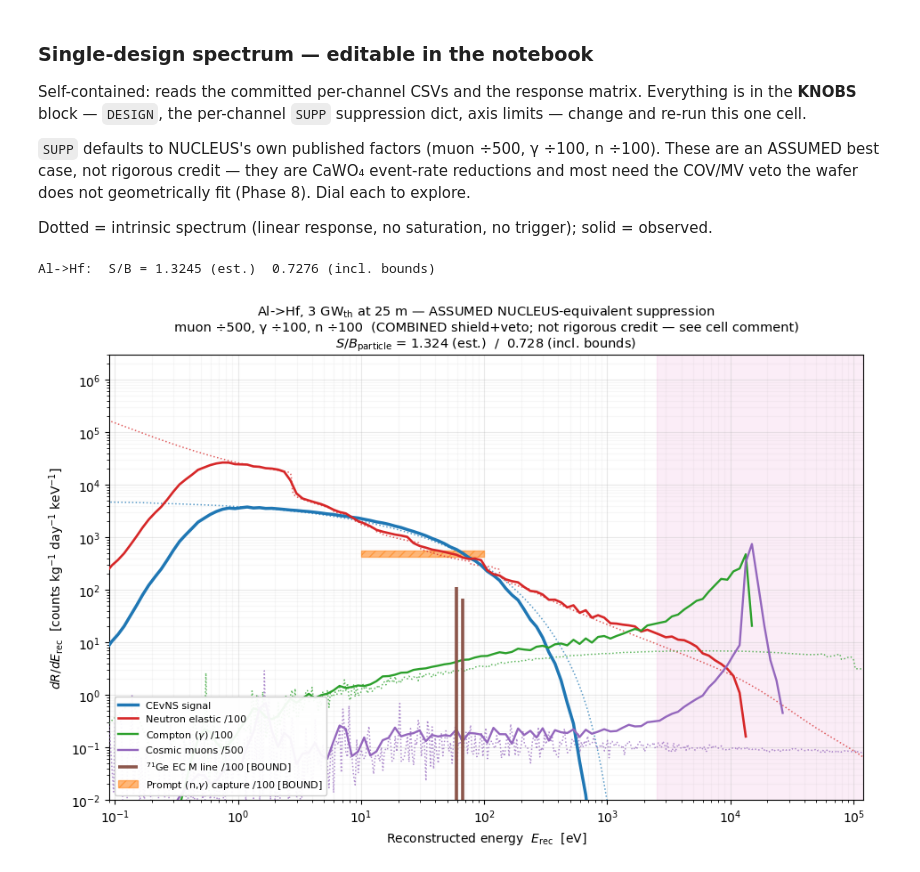
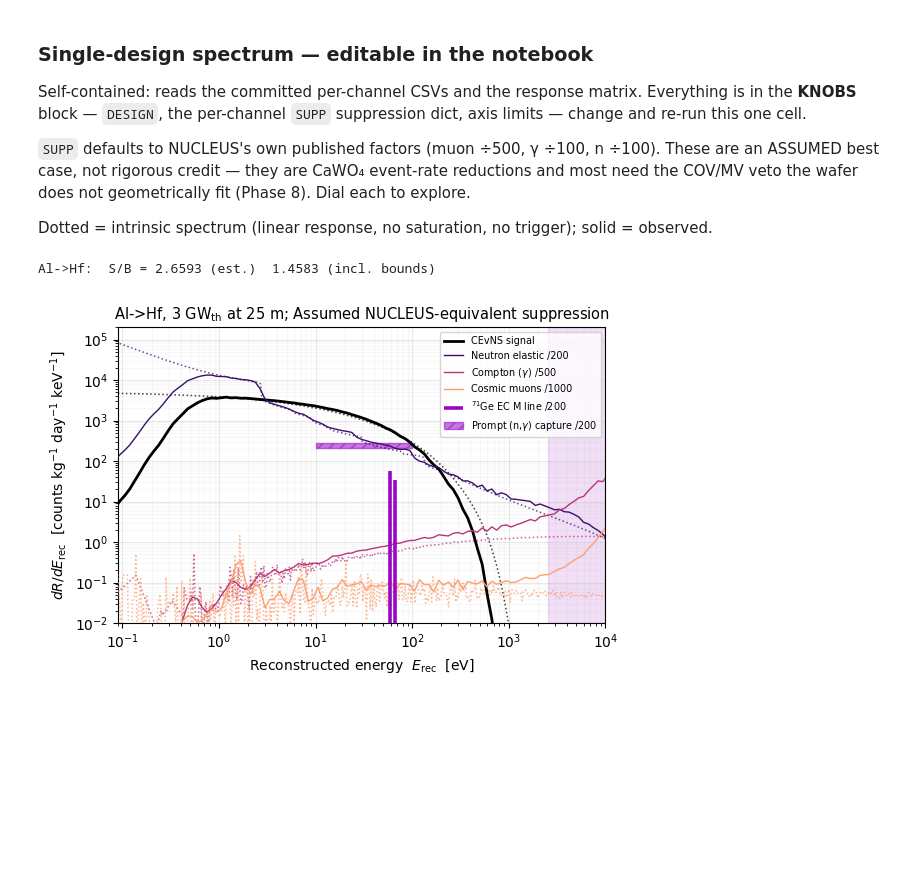
Before and after one commit to WashU-Astroparticle-Lab/qpd_potential, a Jupyter notebook: notebooks/paper_calculations.ipynb, the cells around one changed output. Cells and saved outputs as stored; diff of their text form; code cells hidden in the pictures; blank space fills up the shorter version.

```diff
--- a/notebooks/paper_calculations.ipynb
+++ b/notebooks/paper_calculations.ipynb
@@ -601,6 +601,7 @@ Dotted = intrinsic spectrum (linear response, no saturation, no trigger); solid
 import os, csv
 import numpy as np
 import matplotlib.pyplot as plt
+from matplotlib import cm
 from qpd_potential import trigger
 
 # ---- KNOBS -----------------------------------------------------------------
@@ -616,9 +617,9 @@ DESIGN = "Al->Hf"     # "Al->Hf" or "Ta->Al"
 #   of magnitude, residual dominated by neutrons" ; compton /100 = Pb ~50 x COV
 #   (essential but unquantified; gamma is negligible in the RoI anyway).
 #   The neutron factor also drives the prompt-capture and 71Ge-EC bounds.
-SUPP = {"cevns": 1.0, "muon": 500.0, "compton": 100.0, "neutron": 100.0}
-XLIM = (0.09, 1.2e5)   # eV_rec
-YLIM = (1e-2, 3e6)
+SUPP = {"cevns": 1.0, "muon": 1000.0, "compton": 500.0, "neutron": 200.0}
+XLIM = (0.09, 1e4)   # eV_rec
+YLIM = (1e-2, 2e5)
 SHOW_UNSAT = True      # dotted = intrinsic spectrum (linear response, no saturation, no trigger)
 # ----------------------------------------------------------------------------
 
@@ -649,16 +650,33 @@ def unsat(ch):   # dotted: INTRINSIC spectrum -- linear response, NO saturation,
     E, y = deposit(ch)
     return E*C, y/C
 
-# trigger-weighted reconstructed spectra (the solid curves), as emitted by the pipeline
+# Colors for channels: CEvNS (signal) gets tab:blue, others mapped by magma colormap
+CEVNS_COLOR = "black"
+# Get magma colors for the other channels
+magma = cm.get_cmap('magma')
+background_keys = ["neutron", "compton", "muon"]
+# Evenly space indices in magma colormap for the number of backgrounds
+background_colors = [magma(i) for i in np.linspace(0.2, 0.8, len(background_keys))]
+# Assign to channel names
+COLORS = {
+    "cevns":   CEVNS_COLOR,                     # tab:blue for CEvNS
+    "neutron": background_colors[0],
+    "compton": background_colors[1],
+    "muon":    background_colors[2],
+    "ge71_ec": "#9806c6",         # purple for bounds
+    "prompt_capture": "#9806c6",  # purple, same as ge71_ec
+    "saturated_band": "#9806c6",  # purple for vspan
+}
+
 CH = [
-    dict(k="cevns",   lab="CEvNS signal",                                 col="#1f77b4", lw=2.5,
+    dict(k="cevns",   lab="CEvNS signal",                                 col=COLORS["cevns"], lw=2, alpha=0.8,
          f=f"cevns_dRdErec_ext_{TAG}.csv",   ecol="E_rec_keV",      ycol="dRdErec_trigger_weighted"),
-    dict(k="neutron", lab=f"Neutron elastic /{SUPP['neutron']:.0f}",      col="#d62728", lw=1.9,
+    dict(k="neutron", lab=f"Neutron elastic /{SUPP['neutron']:.0f}",      col=COLORS["neutron"], lw=1,
          f=f"neutron_dRdErec_ext_{TAG}.csv", ecol="E_rec_keV",      ycol="dRdErec_trigger_weighted"),
-    dict(k="compton", lab=fr"Compton ($\gamma$) /{SUPP['compton']:.0f}",  col="#2ca02c", lw=1.7,
+    dict(k="compton", lab=fr"Compton ($\gamma$) /{SUPP['compton']:.0f}",  col=COLORS["compton"], lw=1,
          f=f"em_dRdErec_ext_{TAG}.csv", ecol="E_rec_keV[keV]",
          ycol="compton_dRdErec_triggered[counts/kg/day/keV]"),
-    dict(k="muon",    lab=f"Cosmic muons /{SUPP['muon']:.0f}",            col="#9467bd", lw=1.7,
+    dict(k="muon",    lab=f"Cosmic muons /{SUPP['muon']:.0f}",            col=COLORS["muon"], lw=1,
          f=f"em_dRdErec_ext_{TAG}.csv", ecol="E_rec_keV[keV]",
          ycol="muon_dRdErec_triggered[counts/kg/day/keV]"),
 ]
@@ -671,48 +689,52 @@ def bin_int(E, y, lo, hi):           # integral over [lo,hi] with log-bin widths
 
 # ---- S/B (trigger-weighted, per-channel suppression applied) ---------------
 sig = bg = 0.0
 for ch in CH:
     r = _rows(ch["f"]); E = _c(r, ch["ecol"]); y = _c(r, ch["ycol"])
     v = bin_int(E, y/SUPP[ch["k"]], ROI_LO, ROI_HI)
     if ch["k"] == "cevns": sig = v
     else: bg += v
 r = _rows(f"ge71_ec_dRdErec_{TAG}.csv")
 bg_bounds = bin_int(_c(r,"E_rec_keV"), _c(r,"dRdErec_trigger_weighted")/SUPP["neutron"], ROI_LO, ROI_HI) \
             + CAPTURE_BOUND/SUPP["neutron"]
 sb_est, sb_bnd = sig/bg, sig/(bg+bg_bounds)
 
 # ---- draw ------------------------------------------------------------------
-fig, ax = plt.subplots(figsize=(9.5, 6.4))
+fig, ax = plt.subplots(figsize=(6, 4))
 for ch in CH:
     f = SUPP[ch["k"]]
+    if ch["k"] == "cevns":
+        unsat_col = COLORS["cevns"]
+    else:
+        unsat_col = ch["col"]
     if SHOW_UNSAT:
         Ed, yd = unsat(ch["k"]); yd = yd/f; m = np.isfinite(yd) & (yd>0)
-        ax.loglog(Ed[m], yd[m], color=ch["col"], lw=1.1, ls=":", alpha=0.75, zorder=3)
+        ax.loglog(Ed[m], yd[m], color=unsat_col, lw=1.1, ls=":", alpha=0.75, zorder=3)
     r = _rows(ch["f"]); E = _c(r, ch["ecol"]); y = _c(r, ch["ycol"])/f; m = y>0
-    ax.loglog(E[m]*1e3, y[m], color=ch["col"], lw=ch["lw"], label=ch["lab"], zorder=5)
+    col = ch["col"]
+    ax.loglog(E[m]*1e3, y[m], color=col, lw=ch["lw"], label=ch["lab"], zorder=5)
 
-# 71Ge EC M line (discrete, a bound at saturation) -- neutron factor
+# 71Ge EC M line (discrete, a bound at saturation) -- neutron factor, use purple color
 r = _rows(f"ge71_ec_dRdErec_{TAG}.csv"); E=_c(r,"E_rec_keV"); y=_c(r,"dRdErec_bound"); m=y>0
-if m.any(): ax.vlines(E[m]*1e3, 1e-6, y[m]/SUPP["neutron"], color="#8c564b", lw=2.6,
-                      label=f"$^{{71}}$Ge EC M line /{SUPP['neutron']:.0f} [BOUND]", zorder=6)
-# prompt (n,gamma) capture: integrated bound only, no spectral shape -- neutron factor
+ge71_ec_color = COLORS["ge71_ec"]  # purple
+if m.any(): ax.vlines(E[m]*1e3, 1e-6, y[m]/SUPP["neutron"], color=ge71_ec_color, lw=2.6,
+                      label=f"$^{{71}}$Ge EC M line /{SUPP['neutron']:.0f}", zorder=6)
+# prompt (n,gamma) capture: integrated bound only, no spectral shape -- use purple fill
 lvl = CAPTURE_BOUND/SUPP["neutron"]/(ROI_HI-ROI_LO)
-ax.fill_between([ROI_LO*1e3, ROI_HI*1e3], lvl*0.86, lvl*1.16, color="#ff7f0e", alpha=0.55,
-                hatch="///", edgecolor="#ff7f0e", zorder=2,
-                label=f"Prompt (n,$\\gamma$) capture /{SUPP['neutron']:.0f} [BOUND]")
-ax.axvspan(to_rec(plat_dep), XLIM[1], color="#e377c2", alpha=0.13, zorder=0)  # bandwidth-saturated band
+ax.fill_between([ROI_LO*1e3, ROI_HI*1e3], lvl*0.86, lvl*1.16, color=COLORS["prompt_capture"], alpha=0.55,
+                hatch="///", edgecolor=COLORS["prompt_capture"], zorder=2,
+                label=f"Prompt (n,$\\gamma$) capture /{SUPP['neutron']:.0f}")
+ax.axvspan(to_rec(plat_dep), XLIM[1], color=COLORS["saturated_band"], alpha=0.13, zorder=0)  # bandwidth-saturated band
 
 ax.set_xlim(*XLIM); ax.set_ylim(*YLIM)
 ax.set_xlabel(r"Reconstructed energy  $E_{\rm rec}$  [eV]")
 ax.set_ylabel(r"$dR/dE_{\rm rec}$  [counts kg$^{-1}$ day$^{-1}$ keV$^{-1}$]")
-ax.set_title(f"{DESIGN}, 3 GW$_{{\\rm th}}$ at 25 m — ASSUMED NUCLEUS-equivalent suppression\n"
-             f"muon ÷{SUPP['muon']:.0f}, γ ÷{SUPP['compton']:.0f}, n ÷{SUPP['neutron']:.0f}"
-             "  (COMBINED shield+veto; not rigorous credit — see cell comment)\n"
-             f"$S/B_{{\\rm particle}}$ = {sb_est:.3f} (est.)  /  {sb_bnd:.3f} (incl. bounds)", fontsize=10.5)
+ax.set_title(f"{DESIGN}, 3 GW$_{{\\rm th}}$ at 25 m; Assumed NUCLEUS-equivalent suppression", fontsize=10.5)
 ax.grid(True, which="major", alpha=0.28); ax.grid(True, which="minor", alpha=0.09)
-ax.legend(loc="lower left", fontsize=8, framealpha=0.94)
+ax.legend(loc="best", fontsize="x-small")
 fig.tight_layout()
 print(f"{DESIGN}:  S/B = {sb_est:.4f} (est.)  {sb_bnd:.4f} (incl. bounds)")
+plt.savefig(os.path.join(ART, f"al_hf_spectrum_{TAG}.png"), dpi=400)
 # %% [output]
-Al->Hf:  S/B = 1.3245 (est.)  0.7276 (incl. bounds)
+Al->Hf:  S/B = 2.6593 (est.)  1.4583 (incl. bounds)
-[figure, old version]
+[figure, new version]
```
Also changed, not shown: parts of 3 cells of this notebook, 3 other files.
